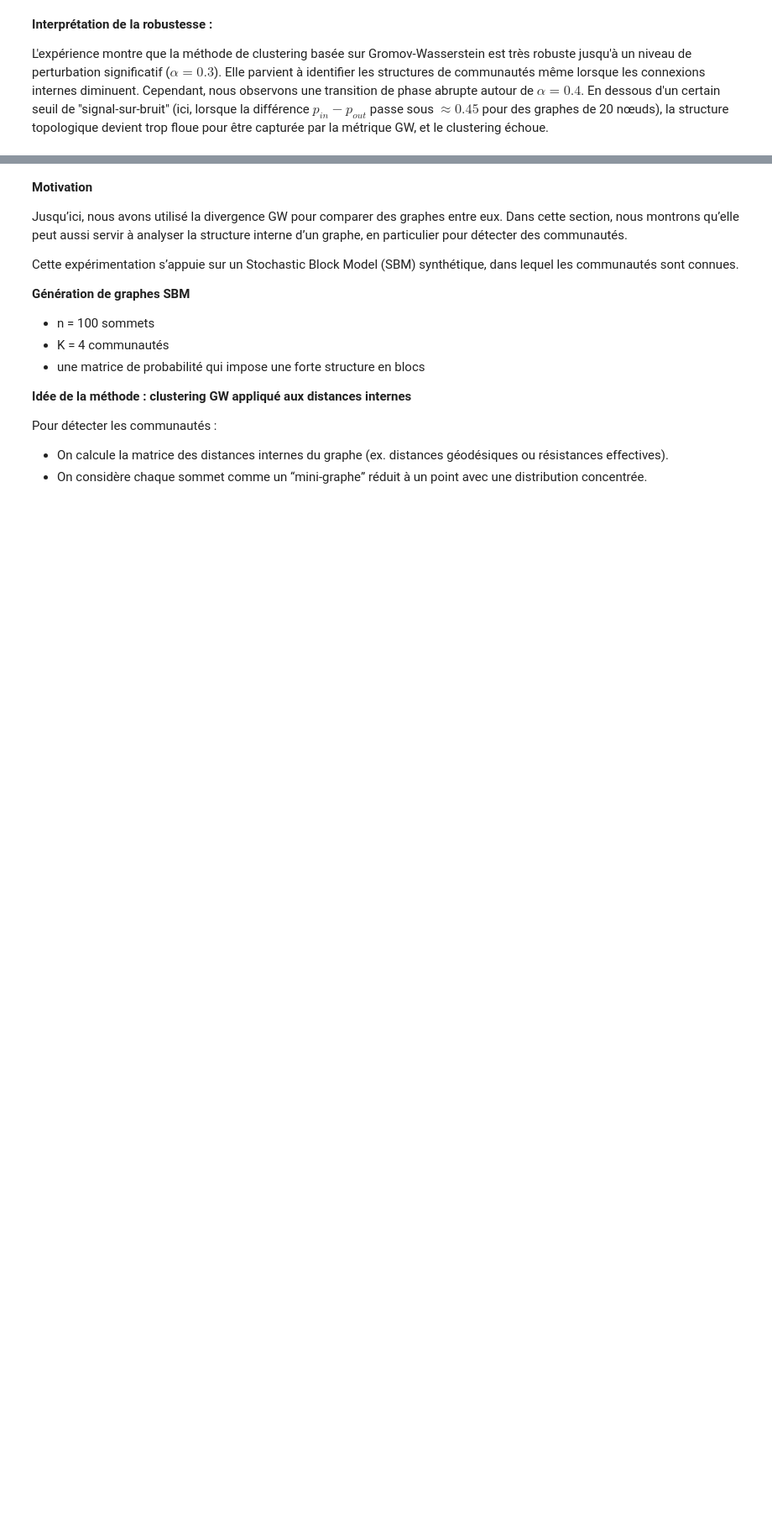
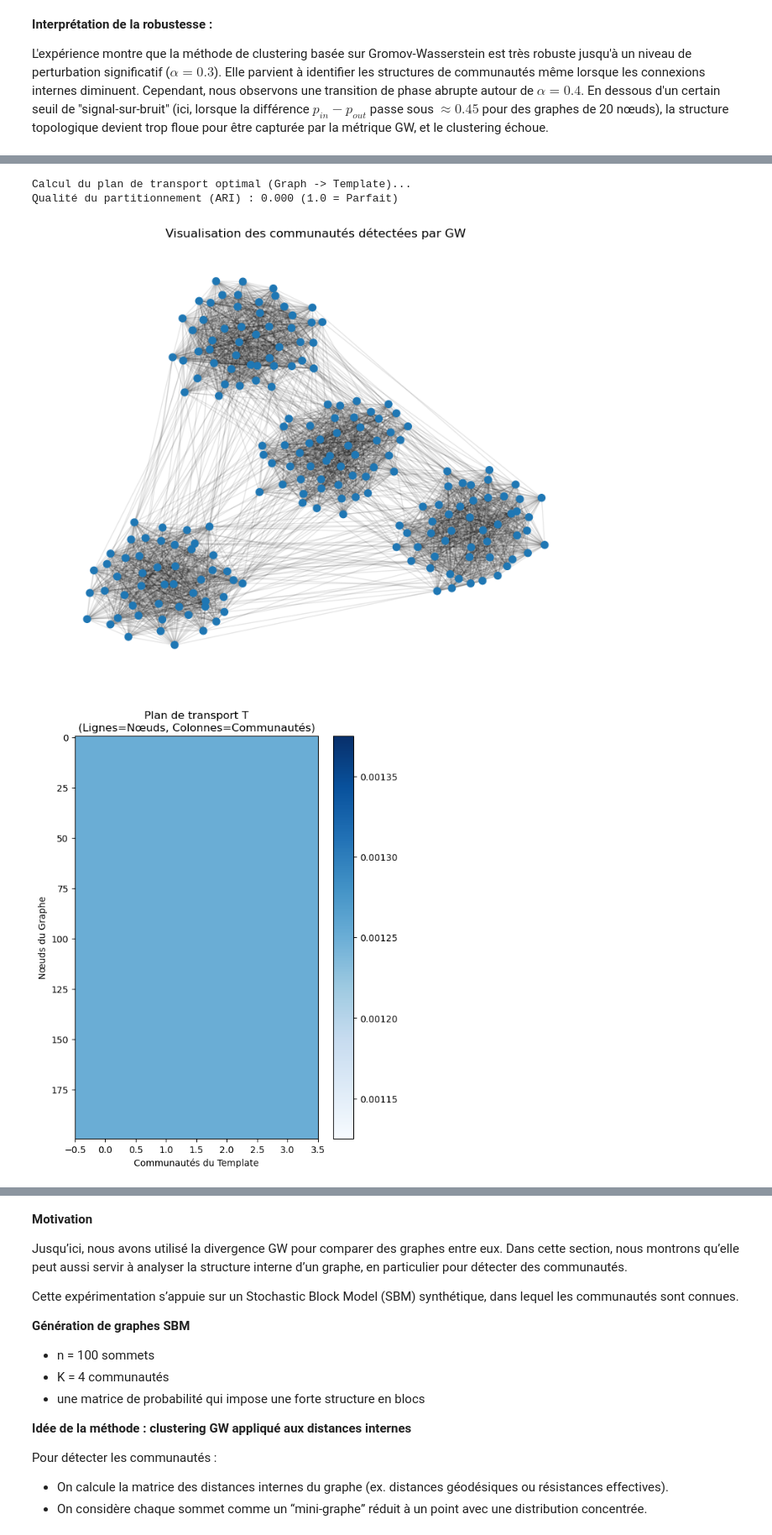
Before and after one commit to Mathis1610/opti, a Jupyter notebook: Projet_Divergence_de_GW.ipynb, the cells around one changed output, grey strips where cells are left out. Shown at 84% size. Saved outputs shown, nothing was run; the diff lists cells and outputs as text; code cells hidden in the pictures; blank space fills up the shorter version.

```diff
--- a/Projet_Divergence_de_GW.ipynb
+++ b/Projet_Divergence_de_GW.ipynb
@@ -598 +644,65 @@ Cependant, nous observons une transition de phase abrupte autour de $\alpha=0.4$
+# %%
+from sklearn.metrics import adjusted_rand_score
+import numpy as np
+
+# --- Partie 3 : Partitionnement de Graphe via GW ---
+
+# 1. Génération d'un graphe à 4 communautés (SBM)
+n_nodes = 200
+n_clusters = 4
+sizes = [50, 50, 50, 50]
+# Probabilités : forte connexion interne (0.7), faible externe (0.02)
+probs = np.full((n_clusters, n_clusters), 0.02)
+np.fill_diagonal(probs, 0.7)
+
+G_part = nx.stochastic_block_model(sizes, probs, seed=123)
+C_graph = nx.to_numpy_array(G_part)
+p_graph = ot.unif(n_nodes)
+
+# Labels réels pour validation
+true_labels = np.concatenate([[i]*50 for i in range(n_clusters)])
+
+# 2. Création du "Template" (Cible idéale)
+# On crée un graphe abstrait de 4 nœuds isolés (matrice identité)
+# Cela représente l'idéal de 4 communautés disjointes.
+C_template = np.eye(n_clusters)
+q_template = ot.unif(n_clusters)
+
+# 3. Résolution du problème Gromov-Wasserstein
+print("Calcul du plan de transport optimal (Graph -> Template)...")
+# Ici on utilise gromov_wasserstein (pas '2') car on veut le plan T, pas juste la distance
+T_plan = ot.gromov.gromov_wasserstein(
+    C_graph, C_template, p_graph, q_template, 'square_loss'
+)
+
+# 4. Décodage des communautés
+# Pour chaque nœud du graphe (ligne de T), on regarde vers quel cluster du template (colonne)
+# il envoie le maximum de masse.
+predicted_labels = np.argmax(T_plan, axis=1)
+
+# 5. Évaluation et Visualisation
+ari = adjusted_rand_score(true_labels, predicted_labels)
+print(f"Qualité du partitionnement (ARI) : {ari:.3f} (1.0 = Parfait)")
+
+plt.figure(figsize=(10, 8))
+pos = nx.spring_layout(G_part, seed=42)
+nx.draw_networkx_nodes(G_part, pos, node_color=predicted_labels, cmap='tab10', node_size=50)
+nx.draw_networkx_edges(G_part, pos, alpha=0.1)
+plt.title("Visualisation des communautés détectées par GW")
+plt.axis('off')
+plt.show()
+
+# Visualisation du plan de transport
+plt.figure(figsize=(6, 8))
+plt.imshow(T_plan, aspect='auto', interpolation='nearest', cmap='Blues')
+plt.title("Plan de transport T\n(Lignes=Nœuds, Colonnes=Communautés)")
+plt.xlabel("Communautés du Template")
+plt.ylabel("Nœuds du Graphe")
+plt.colorbar()
+plt.show()
+# %% [output]
+Calcul du plan de transport optimal (Graph -> Template)...
+Qualité du partitionnement (ARI) : 0.000 (1.0 = Parfait)
+[figure, added]
+[figure, added]
 # %% [markdown]
```
Also changed, not shown: parts of 9 cells of this notebook.
